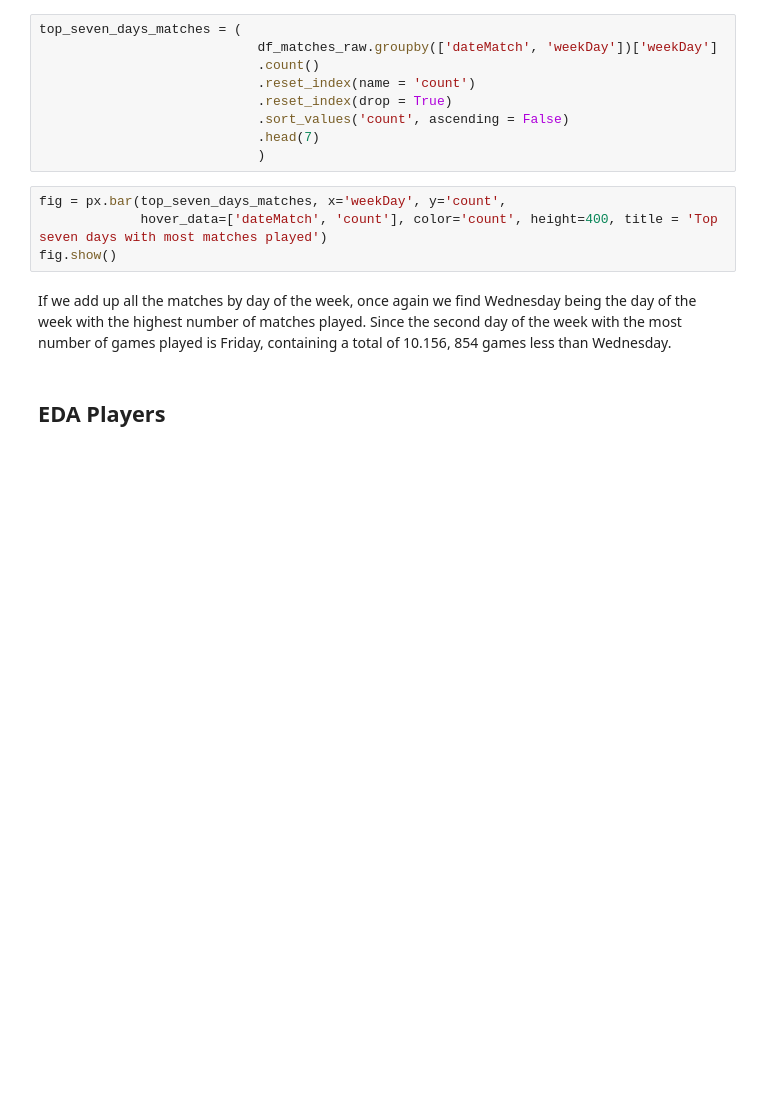
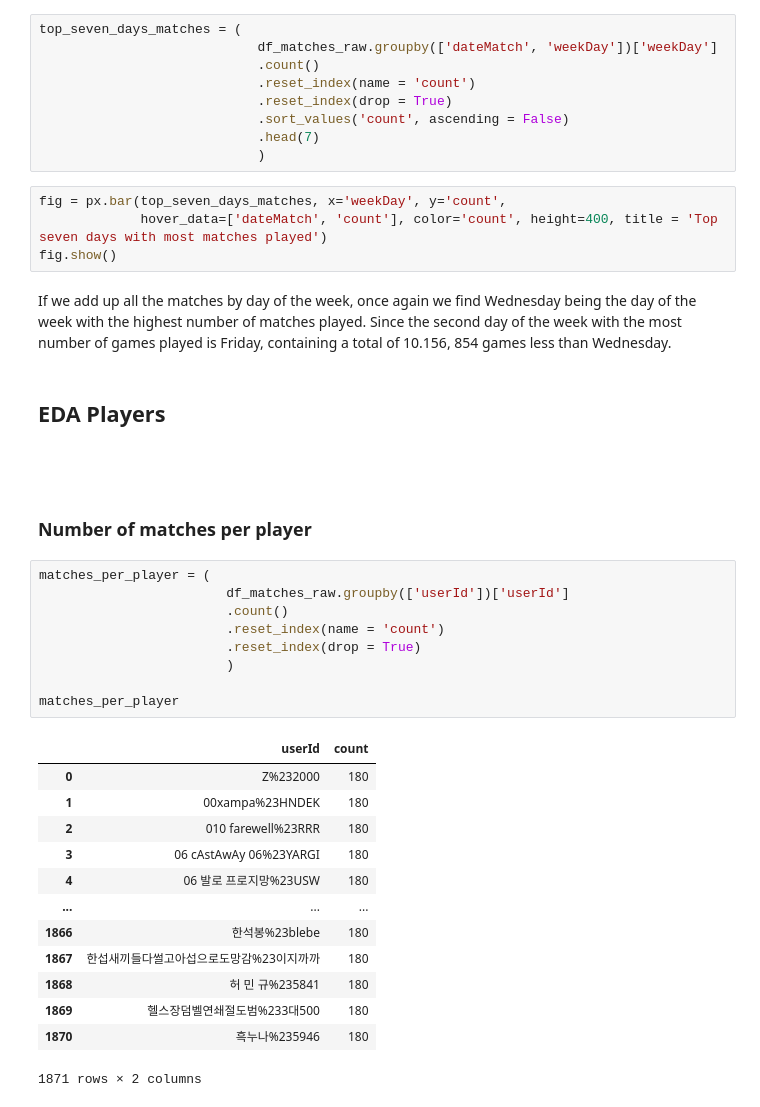
Before and after one commit to aalvestech/tcc_fia_valorant, a Jupyter notebook: notebook/notebook_eda.ipynb, the cells around one changed output. Saved outputs shown, nothing was run; the diff lists cells and outputs as text; blank space fills up the shorter version.

```diff
--- a/notebook/notebook_eda.ipynb
+++ b/notebook/notebook_eda.ipynb
@@ -129,3 +151,28 @@ If we add up all the matches by day of the week, once again we find Wednesday be
 ## EDA Players
 # %% [markdown]
 ###
+# %% [markdown]
+### Number of matches per player
+# %%
+matches_per_player = (
+                        df_matches_raw.groupby(['userId'])['userId']
+                        .count()
+                        .reset_index(name = 'count')
+                        .reset_index(drop = True)
+                        )
+
+matches_per_player
+# %% [output]
+|  | userId | count |
+| 0 | Z%232000 | 180 |
+| 1 | 00xampa%23HNDEK | 180 |
+| 2 | 010 farewell%23RRR | 180 |
+| 3 | 06 cAstAwAy 06%23YARGI | 180 |
+| 4 | 06 발로 프로지망%23USW | 180 |
+| ... | ... | ... |
+| 1866 | 한석봉%23blebe | 180 |
+| 1867 | 한섭새끼들다썰고아섭으로도망감%23이지까까 | 180 |
+| 1868 | 허 민 규%235841 | 180 |
+| 1869 | 헬스장덤벨연쇄절도범%233대500 | 180 |
+| 1870 | 흑누나%235946 | 180 |
+1871 rows × 2 columns
```
Also changed, not shown: parts of 8 cells of this notebook.
